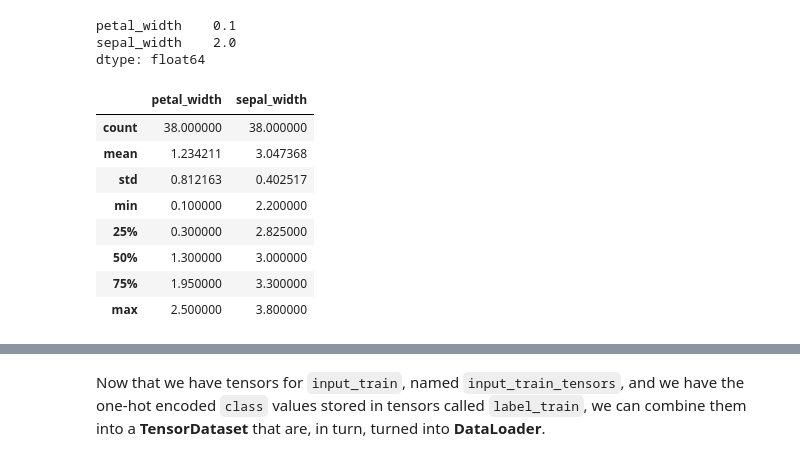
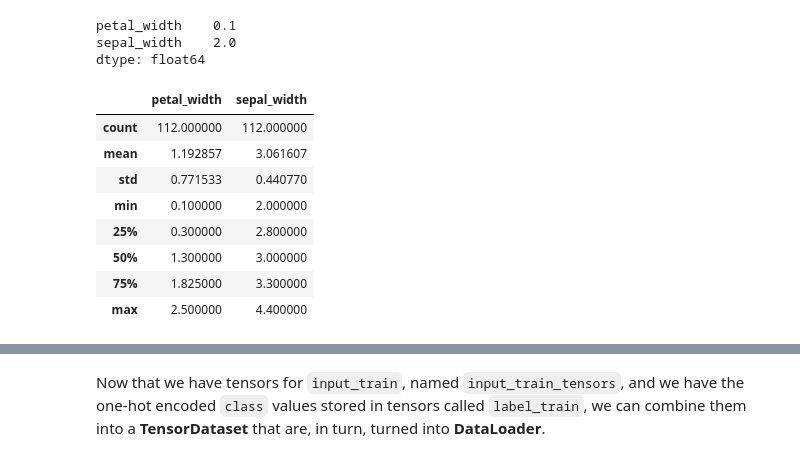
Before and after one commit to sbwiecko/statsquest_neural_networks, a Jupyter notebook: chapter_03/chapter_03_multiple_inputs_and_outputs.ipynb, the cells around one changed output, grey strips where cells are left out. Cells and saved outputs as stored; diff of their text form; code cells hidden in the pictures.

```diff
--- a/chapter_03/chapter_03_multiple_inputs_and_outputs.ipynb
+++ b/chapter_03/chapter_03_multiple_inputs_and_outputs.ipynb
@@ -292,17 +292,17 @@ print(min_vals_in_input_train)
 petal_width    0.1
 sepal_width    2.0
 dtype: float64
-# %%
-input_test.describe()
-# %% [output]
-|  | petal_width | sepal_width |
-| count | 38.000000 | 38.000000 |
-| mean | 1.234211 | 3.047368 |
-| std | 0.812163 | 0.402517 |
-| min | 0.100000 | 2.200000 |
-| 25% | 0.300000 | 2.825000 |
-| 50% | 1.300000 | 3.000000 |
-| 75% | 1.950000 | 3.300000 |
-| max | 2.500000 | 3.800000 |
+# %%
+input_train.describe()
+# %% [output]
+|  | petal_width | sepal_width |
+| count | 112.000000 | 112.000000 |
+| mean | 1.192857 | 3.061607 |
+| std | 0.771533 | 0.440770 |
+| min | 0.100000 | 2.000000 |
+| 25% | 0.300000 | 2.800000 |
+| 50% | 1.300000 | 3.000000 |
+| 75% | 1.825000 | 3.300000 |
+| max | 2.500000 | 4.400000 |
 # %%
 # Now normalize input_train with the maximum and minimum values from input_train
```
Also changed, not shown: parts of 102 cells of this notebook, 2 other files.
